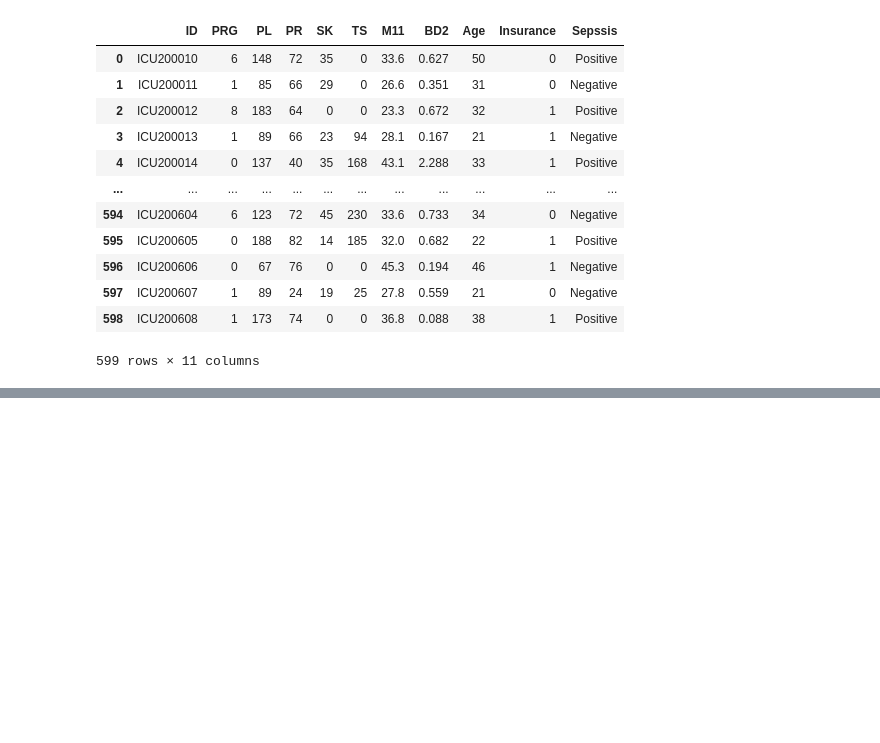
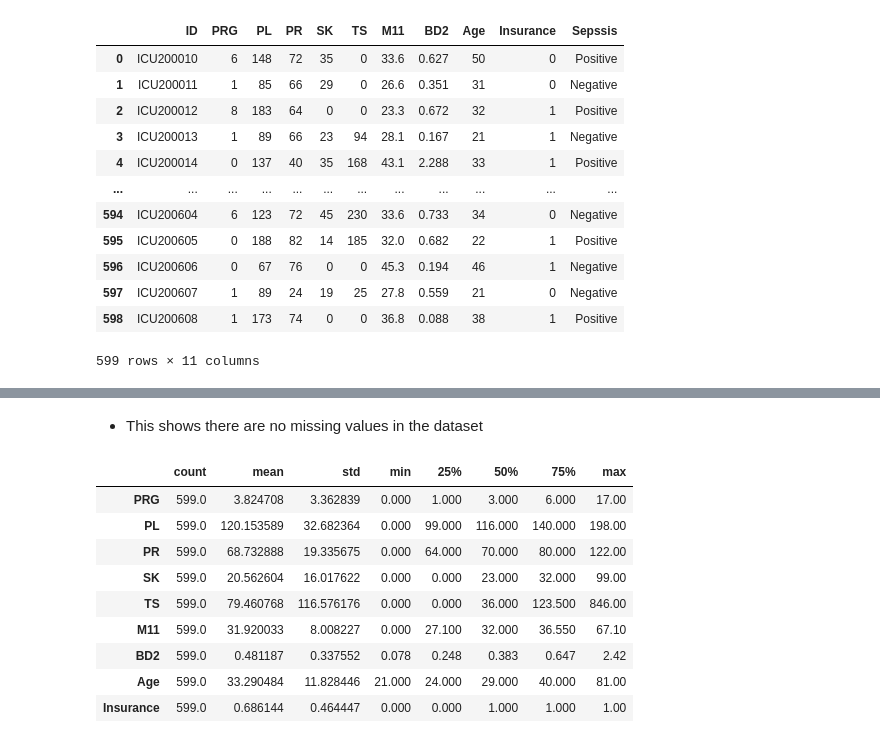
Before and after one commit to AndyMortey/Machine-Learning-API-Using-FastAPI-The-Sepsis-Case-Study, a Jupyter notebook: notebook.ipynb, the cells around one changed output, grey strips where cells are left out. Drawn from its saved outputs; the diff is of its cells as text; code cells hidden in the pictures; blank space fills up the shorter version.

```diff
--- a/notebook.ipynb
+++ b/notebook.ipynb
@@ -88,0 +184,16 @@ df
+# %% [markdown]
+* This shows there are no missing values in the dataset
+# %%
+#Check statistics
+df.describe().T
+# %% [output]
+|  | count | mean | std | min | 25% | 50% | 75% | max |
+| PRG | 599.0 | 3.824708 | 3.362839 | 0.000 | 1.000 | 3.000 | 6.000 | 17.00 |
+| PL | 599.0 | 120.153589 | 32.682364 | 0.000 | 99.000 | 116.000 | 140.000 | 198.00 |
+| PR | 599.0 | 68.732888 | 19.335675 | 0.000 | 64.000 | 70.000 | 80.000 | 122.00 |
+| SK | 599.0 | 20.562604 | 16.017622 | 0.000 | 0.000 | 23.000 | 32.000 | 99.00 |
+| TS | 599.0 | 79.460768 | 116.576176 | 0.000 | 0.000 | 36.000 | 123.500 | 846.00 |
+| M11 | 599.0 | 31.920033 | 8.008227 | 0.000 | 27.100 | 32.000 | 36.550 | 67.10 |
+| BD2 | 599.0 | 0.481187 | 0.337552 | 0.078 | 0.248 | 0.383 | 0.647 | 2.42 |
+| Age | 599.0 | 33.290484 | 11.828446 | 21.000 | 24.000 | 29.000 | 40.000 | 81.00 |
+| Insurance | 599.0 | 0.686144 | 0.464447 | 0.000 | 0.000 | 1.000 | 1.000 | 1.00 |
```
Also changed, not shown: parts of 15 cells of this notebook.
